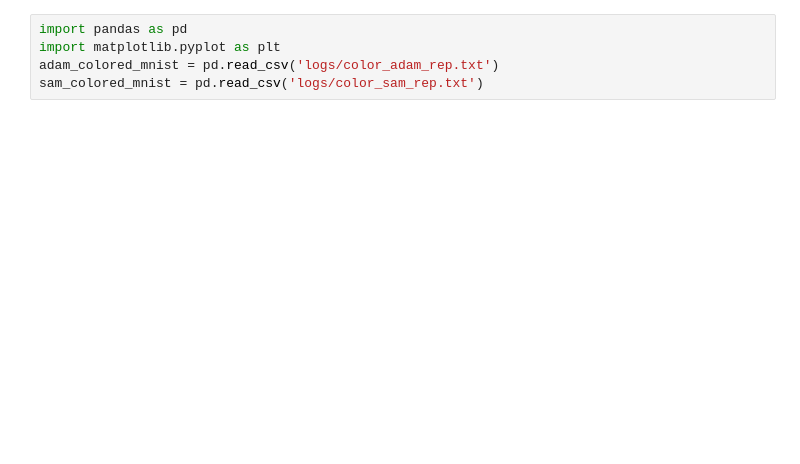
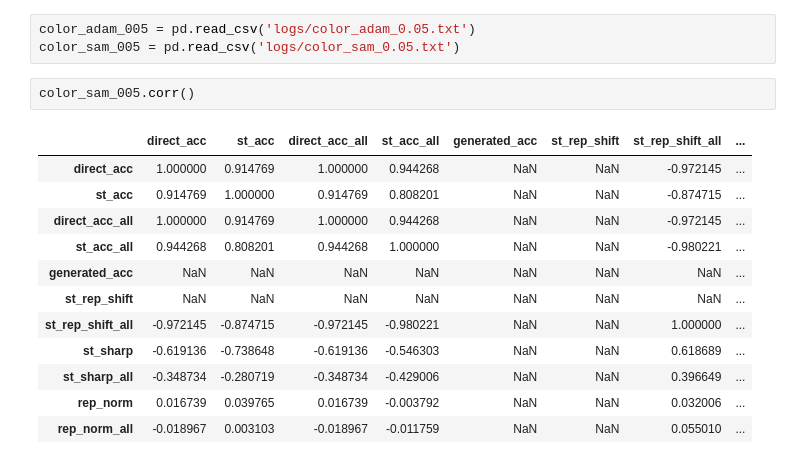
Before and after one commit to samjschapiro/GOAT, a Jupyter notebook: results.ipynb, the cells around one changed output. Drawn from its saved outputs; the diff is of its cells as text; blank space fills up the shorter version.

```diff
--- a/results.ipynb
+++ b/results.ipynb
@@ -78,5 +46,18 @@ dtype: float64
 # %%
-import pandas as pd
-import matplotlib.pyplot as plt
-adam_colored_mnist = pd.read_csv('logs/color_adam_rep.txt')
-sam_colored_mnist = pd.read_csv('logs/color_sam_rep.txt')
+color_adam_005 = pd.read_csv('logs/color_adam_0.05.txt')
+color_sam_005 = pd.read_csv('logs/color_sam_0.05.txt')
+# %%
+color_sam_005.corr()
+# %% [output]
+|  | direct_acc | st_acc | direct_acc_all | st_acc_all | generated_acc | st_rep_shift | st_rep_shift_all | ... |
+| direct_acc | 1.000000 | 0.914769 | 1.000000 | 0.944268 | NaN | NaN | -0.972145 | ... |
+| st_acc | 0.914769 | 1.000000 | 0.914769 | 0.808201 | NaN | NaN | -0.874715 | ... |
+| direct_acc_all | 1.000000 | 0.914769 | 1.000000 | 0.944268 | NaN | NaN | -0.972145 | ... |
+| st_acc_all | 0.944268 | 0.808201 | 0.944268 | 1.000000 | NaN | NaN | -0.980221 | ... |
+| generated_acc | NaN | NaN | NaN | NaN | NaN | NaN | NaN | ... |
+| st_rep_shift | NaN | NaN | NaN | NaN | NaN | NaN | NaN | ... |
+| st_rep_shift_all | -0.972145 | -0.874715 | -0.972145 | -0.980221 | NaN | NaN | 1.000000 | ... |
+| st_sharp | -0.619136 | -0.738648 | -0.619136 | -0.546303 | NaN | NaN | 0.618689 | ... |
+| st_sharp_all | -0.348734 | -0.280719 | -0.348734 | -0.429006 | NaN | NaN | 0.396649 | ... |
+| rep_norm | 0.016739 | 0.039765 | 0.016739 | -0.003792 | NaN | NaN | 0.032006 | ... |
+| rep_norm_all | -0.018967 | 0.003103 | -0.018967 | -0.011759 | NaN | NaN | 0.055010 | ... |
```
Also changed, not shown: parts of 23 cells of this notebook, 4 other files.
